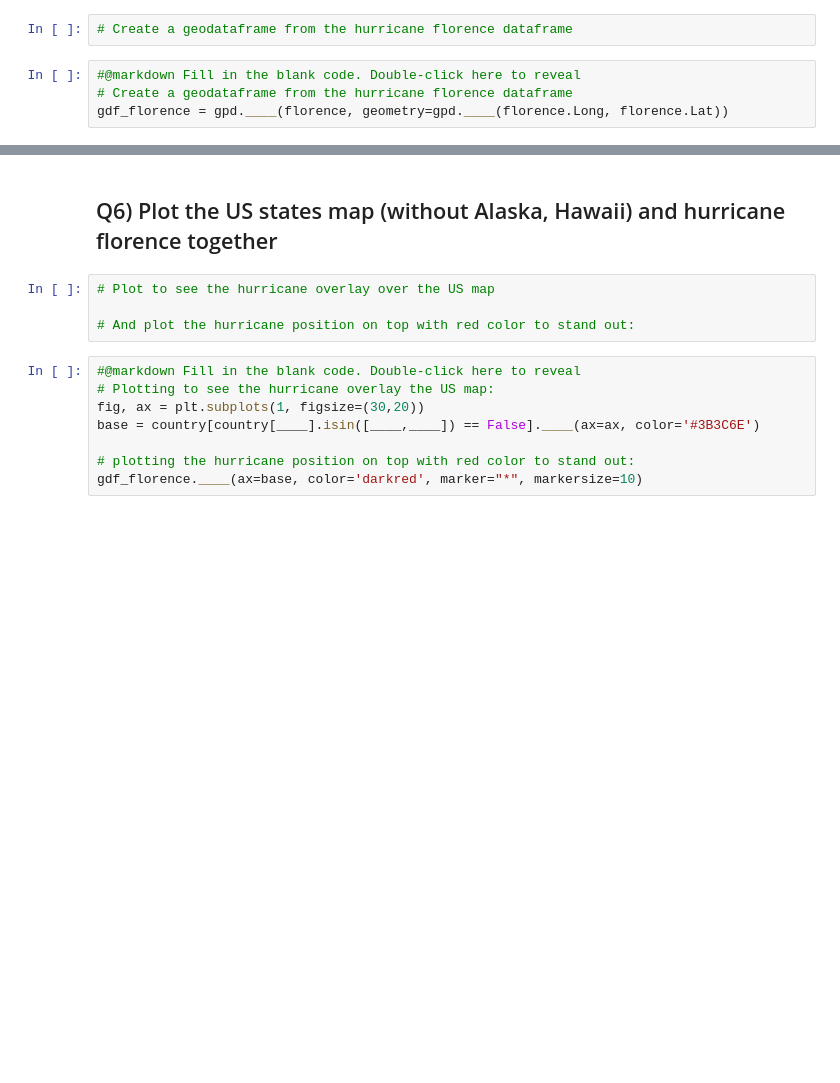
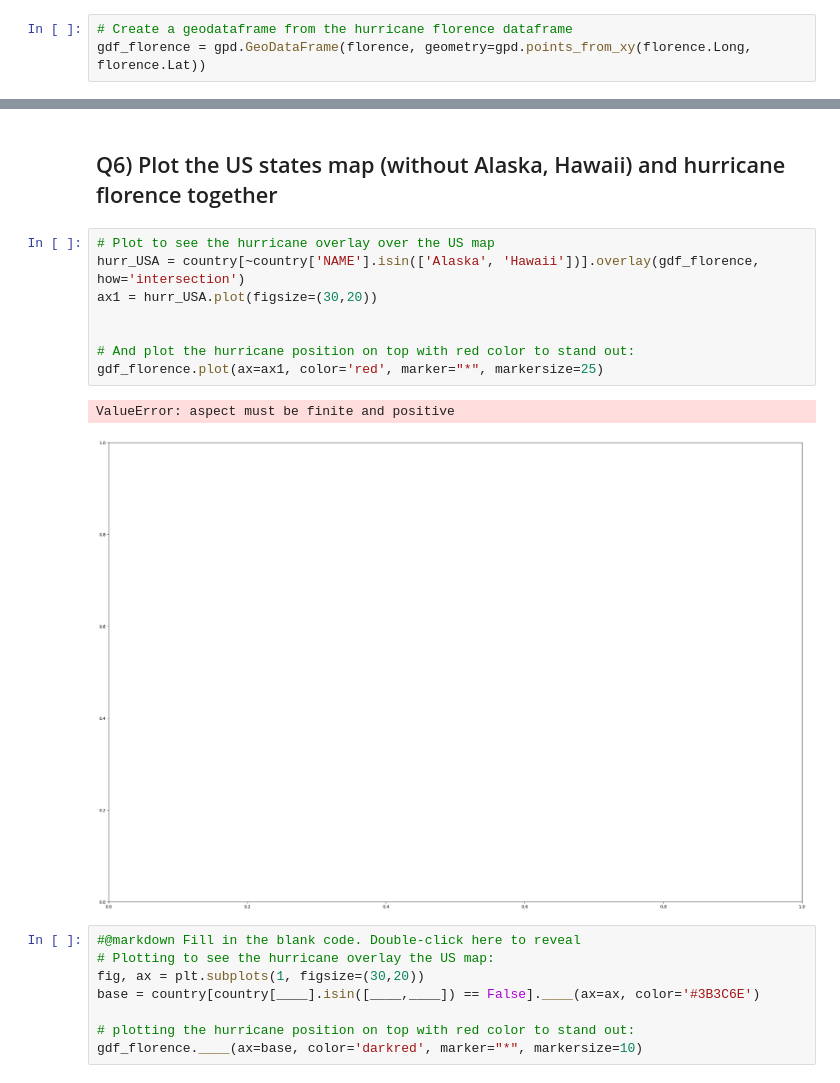
Before and after one commit to Sbindola/2025_Intro_Python, a Jupyter notebook: notebook/W3_S2.ipynb, the cells around one changed output, grey strips where cells are left out. Cells and saved outputs as stored; diff of their text form; blank space fills up the shorter version.

```diff
--- a/notebook/W3_S2.ipynb
+++ b/notebook/W3_S2.ipynb
@@ -155,10 +156,7 @@ florence.head(3)
 ## Q5) Create a GeoDataFrame from florence DataFrame
 # %%
 # Create a geodataframe from the hurricane florence dataframe
+gdf_florence = gpd.GeoDataFrame(florence, geometry=gpd.points_from_xy(florence.Long, florence.Lat))
-# %%
-#@markdown Fill in the blank code. Double-click here to reveal
-# Create a geodataframe from the hurricane florence dataframe
-gdf_florence = gpd.____(florence, geometry=gpd.____(florence.Long, florence.Lat))
 # %%
 # Have a look at the hurricane geodataframe
 gdf_florence.head(2)
@@ -166,8 +168,15 @@ gdf_florence.head(2)
 ## Q6) Plot the US states map (without Alaska, Hawaii) and hurricane florence together
 # %%
 # Plot to see the hurricane overlay over the US map
+hurr_USA = country[~country['NAME'].isin(['Alaska', 'Hawaii'])].overlay(gdf_florence, how='intersection')
+ax1 = hurr_USA.plot(figsize=(30,20))
+
 
 # And plot the hurricane position on top with red color to stand out:
+gdf_florence.plot(ax=ax1, color='red', marker="*", markersize=25)
+# %% [output]
+ValueError: aspect must be finite and positive
+[figure, added]
 # %%
 #@markdown Fill in the blank code. Double-click here to reveal
 # Plotting to see the hurricane overlay the US map:
```
Also changed, not shown: parts of 3 cells of this notebook.
